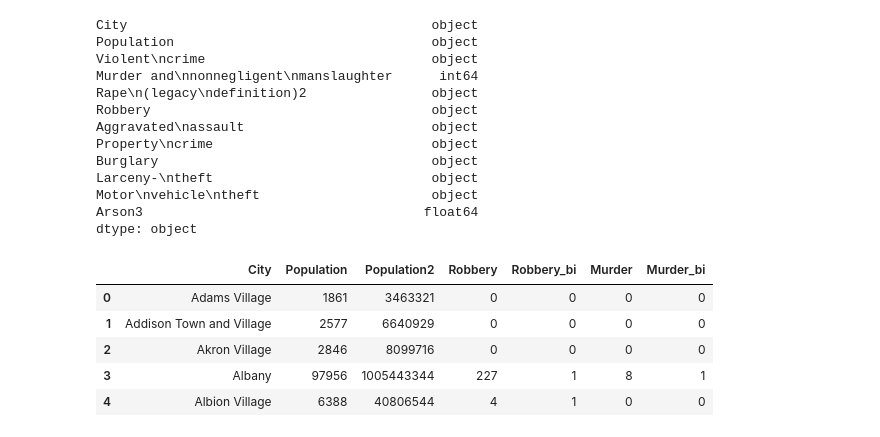
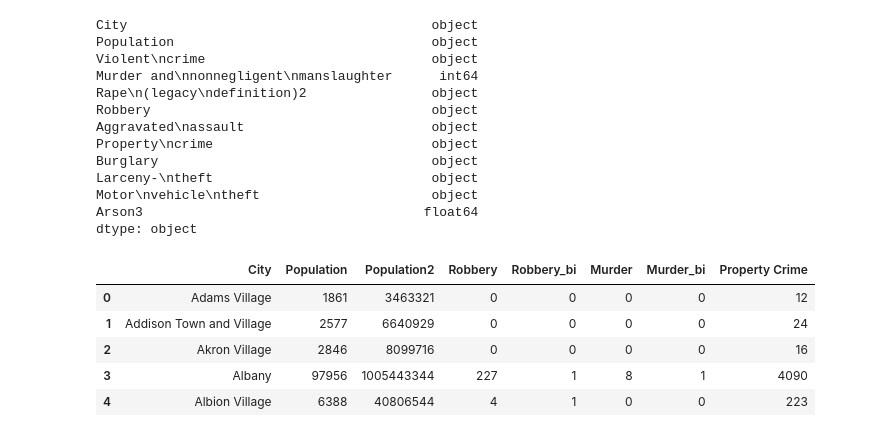
Before and after one commit to Kingbigtiger/class-studies, a Jupyter notebook: Unit 2.4.2 Bootcamp Multivariable Regression.ipynb, the cells around one changed output. Drawn from its saved outputs; the diff is of its cells as text; code cells hidden in the pictures.

```diff
--- a/Unit 2.4.2 Bootcamp Multivariable Regression.ipynb
+++ b/Unit 2.4.2 Bootcamp Multivariable Regression.ipynb
@@ -102,22 +104,22 @@ from sklearn.impute import SimpleImputer
 # %%
 ny_crime_data2 = pd.DataFrame()
 ny_crime_data2['City'] = ny_crime_data['City']
 ny_crime_data2['Population'] = ny_crime_data.Population.str.replace(',' , '').astype(int)
 ny_crime_data2['Population2'] = ny_crime_data2['Population']**2
 ny_crime_data2['Robbery'] = ny_crime_data.Robbery.str.replace(',' , '').astype(int)
 ny_crime_data2['Robbery_bi'] = ny_crime_data2['Robbery'].apply(lambda x: 1 if x > 0 else 0)
 ny_crime_data2['Murder'] = ny_crime_data['Murder and\nnonnegligent\nmanslaughter']
 ny_crime_data2['Murder_bi'] = ny_crime_data2['Murder'].apply(lambda x: 1 if x > 0 else 0)
-ny_crime_data2['Property Crime'] =
+ny_crime_data2['Property Crime'] = ny_crime_data['Property\ncrime'].str.replace(',' , '').astype(int)
 imp = SimpleImputer(missing_values=np.nan, strategy='mean')
 ny_crime_data2.head()
 # %% [output]
-|  | City | Population | Population2 | Robbery | Robbery_bi | Murder | Murder_bi |
-| 0 | Adams Village | 1861 | 3463321 | 0 | 0 | 0 | 0 |
-| 1 | Addison Town and Village | 2577 | 6640929 | 0 | 0 | 0 | 0 |
-| 2 | Akron Village | 2846 | 8099716 | 0 | 0 | 0 | 0 |
-| 3 | Albany | 97956 | 1005443344 | 227 | 1 | 8 | 1 |
-| 4 | Albion Village | 6388 | 40806544 | 4 | 1 | 0 | 0 |
+|  | City | Population | Population2 | Robbery | Robbery_bi | Murder | Murder_bi | Property Crime |
+| 0 | Adams Village | 1861 | 3463321 | 0 | 0 | 0 | 0 | 12 |
+| 1 | Addison Town and Village | 2577 | 6640929 | 0 | 0 | 0 | 0 | 24 |
+| 2 | Akron Village | 2846 | 8099716 | 0 | 0 | 0 | 0 | 16 |
+| 3 | Albany | 97956 | 1005443344 | 227 | 1 | 8 | 1 | 4090 |
+| 4 | Albion Village | 6388 | 40806544 | 4 | 1 | 0 | 0 | 223 |
 # %%
 ny_crime_data2.dtypes
 # %% [output]
```
Also changed, not shown: parts of 8 cells of this notebook.
